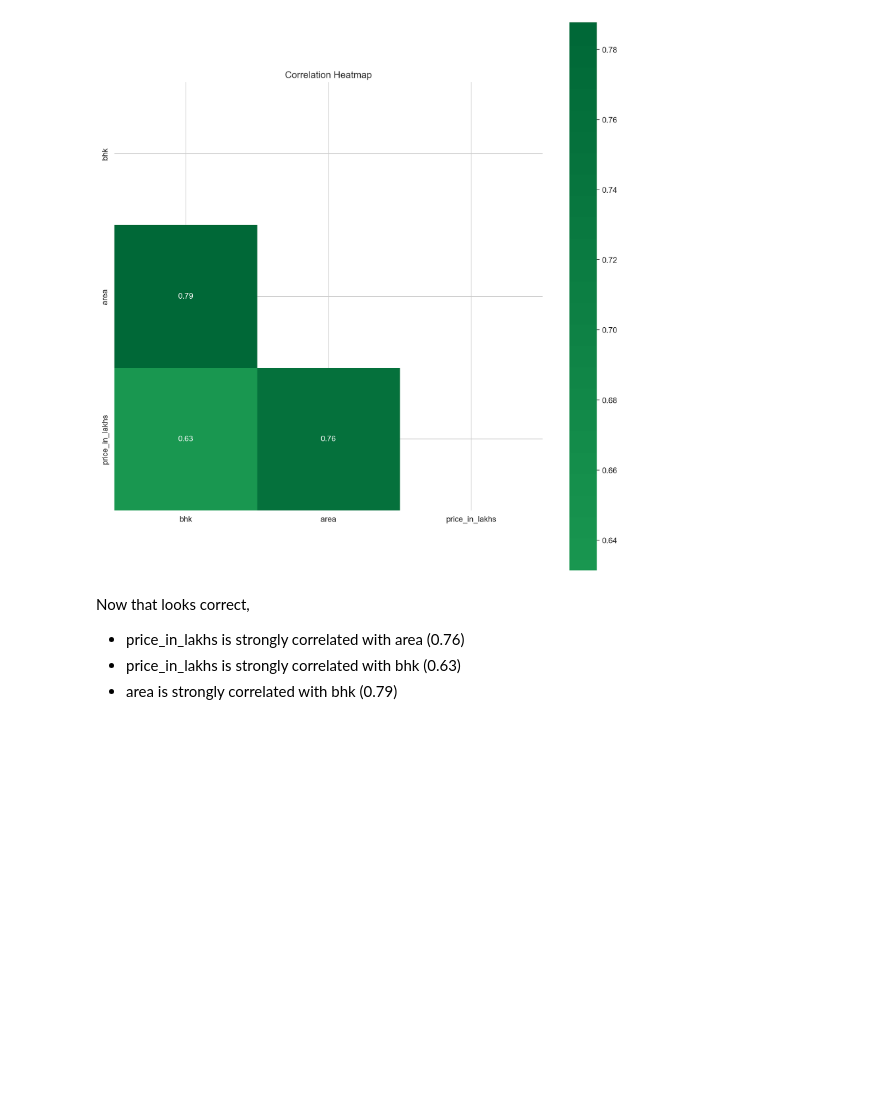
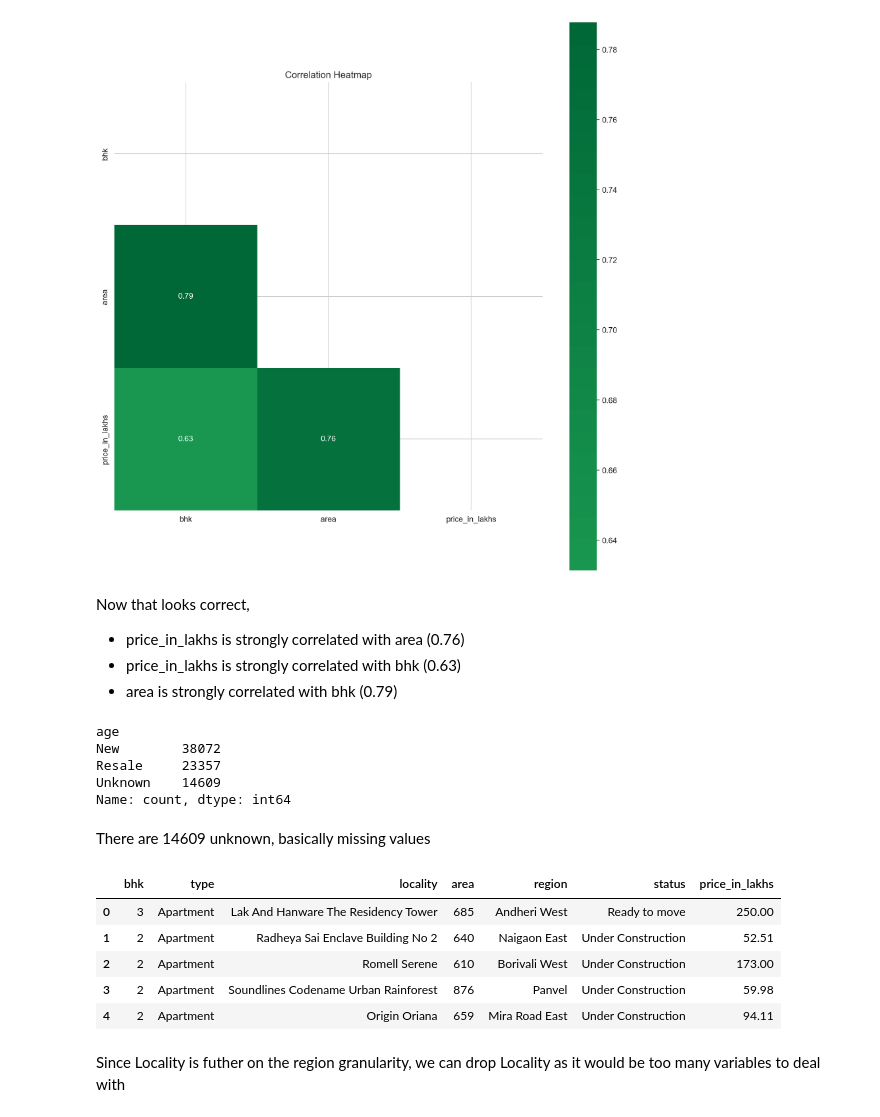
Before and after one commit to Asifdotexe/mumbai-property-price-prediction-model, a Jupyter notebook: code/EDA on Mumbai House Prices.ipynb, the cells around one changed output. Drawn from its saved outputs; the diff is of its cells as text; code cells hidden in the pictures; blank space fills up the shorter version.

Commit message:
#1 dropping locality and age columns

```diff
--- a/code/EDA on Mumbai House Prices.ipynb
+++ b/code/EDA on Mumbai House Prices.ipynb
@@ -275,3 +275,27 @@ Now that looks correct,
 - price_in_lakhs is strongly correlated with area (0.76)
 - price_in_lakhs is strongly correlated with bhk (0.63)
 - area is strongly correlated with bhk (0.79)
+# %%
+df['age'].value_counts()
+# %% [output]
+age
+New        38072
+Resale     23357
+Unknown    14609
+Name: count, dtype: int64
+# %% [markdown]
+There are 14609 unknown, basically missing values
+# %%
+# dropping age column
+df = df.drop(columns=['age'])
+# %%
+df.head()
+# %% [output]
+|  | bhk | type | locality | area | region | status | price_in_lakhs |
+| 0 | 3 | Apartment | Lak And Hanware The Residency Tower | 685 | Andheri West | Ready to move | 250.00 |
+| 1 | 2 | Apartment | Radheya Sai Enclave Building No 2 | 640 | Naigaon East | Under Construction | 52.51 |
+| 2 | 2 | Apartment | Romell Serene | 610 | Borivali West | Under Construction | 173.00 |
+| 3 | 2 | Apartment | Soundlines Codename Urban Rainforest | 876 | Panvel | Under Construction | 59.98 |
+| 4 | 2 | Apartment | Origin Oriana | 659 | Mira Road East | Under Construction | 94.11 |
+# %% [markdown]
+Since Locality is futher on the region granularity, we can drop Locality as it would be too many variables to deal with
```
Also changed, not shown: parts of 2 cells of this notebook.
